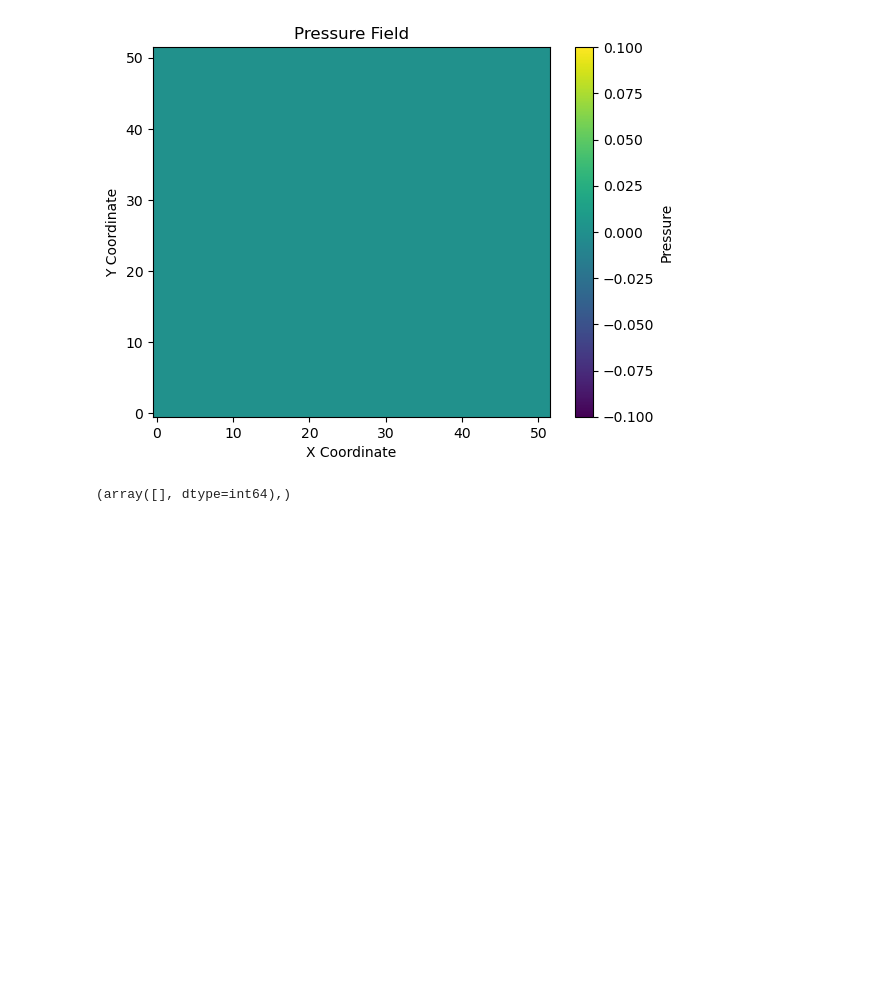
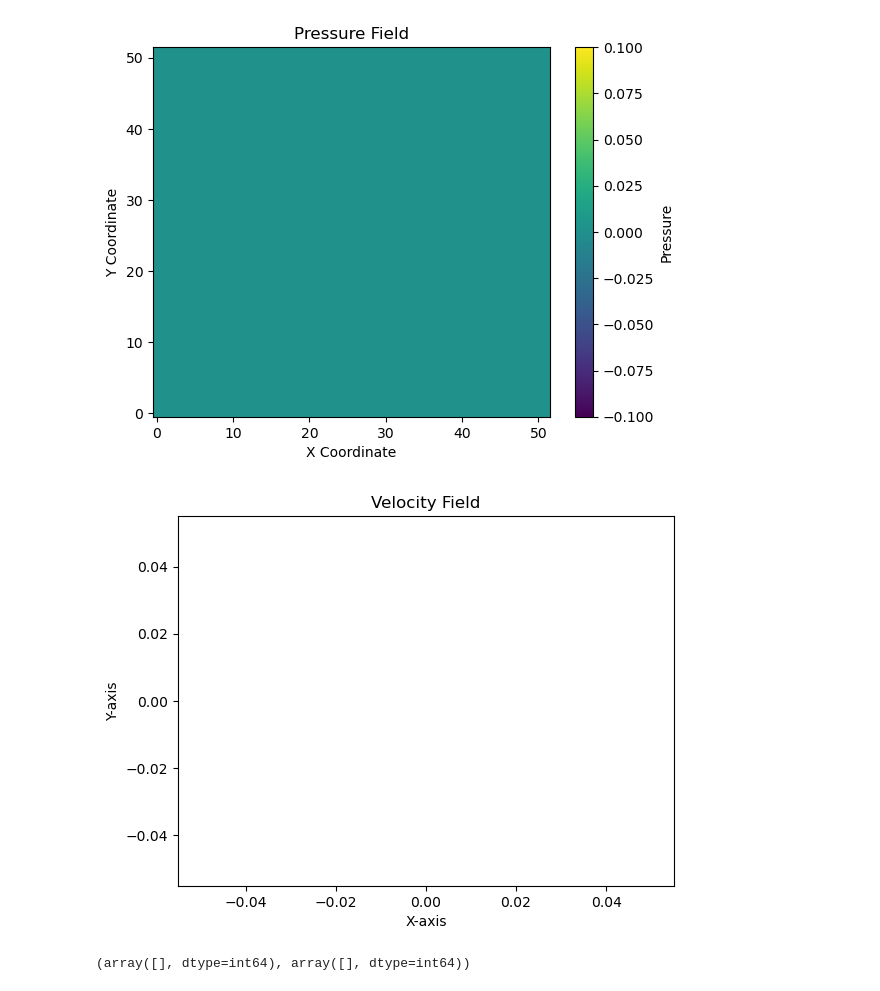
Before and after one commit to efekaanefe/Fluid-Simulations, a Jupyter notebook: Eulerian-Fluid-Simulation/eulers-equation.ipynb, the cells around one changed output. Drawn from its saved outputs; the diff is of its cells as text; code cells hidden in the pictures; blank space fills up the shorter version.

```diff
--- a/Eulerian-Fluid-Simulation/eulers-equation.ipynb
+++ b/Eulerian-Fluid-Simulation/eulers-equation.ipynb
@@ -150,26 +178,32 @@ plot_pressure_field(grid_X, grid_Y, pressure_field)
 # %%
 from fluid import Fluid # vector fields are arrays, not matrix why?
 
 density = 1.0
 numX = nx
 numY = ny
 h = 1.0
 gravity = -9.81
 dt = 0.1
-numIters = 100
+numIters = 10
 
 scene = Fluid(density, numX, numY, h)
-for _ in range(10):
+for _ in range(1):
     scene.integrate(dt, gravity)
+    scene.p = np.zeros_like(grid_X)
     scene.solveIncompressibility(numIters, dt)
+
     scene.extrapolate()
     scene.advectVel(dt)
     scene.advectSmoke(dt)
 
 p_f = np.reshape(scene.p, newshape=(nx+2, ny+2))
+u_f = np.reshape(scene.newU, newshape=(nx+2, ny+2))
+v_f = np.reshape(scene.newV, newshape=(nx+2, ny+2))
 
 plot_pressure_field(grid_X, grid_Y, p_f)
+plot_velocity_field(grid_X, grid_Y, u_f, v_f)
 print(np.nonzero(scene.p))
 # %% [output]
 [figure]
+[figure, added]
-(array([], dtype=int64),)
+(array([], dtype=int64), array([], dtype=int64))
```
Also changed, not shown: parts of 4 cells of this notebook.
